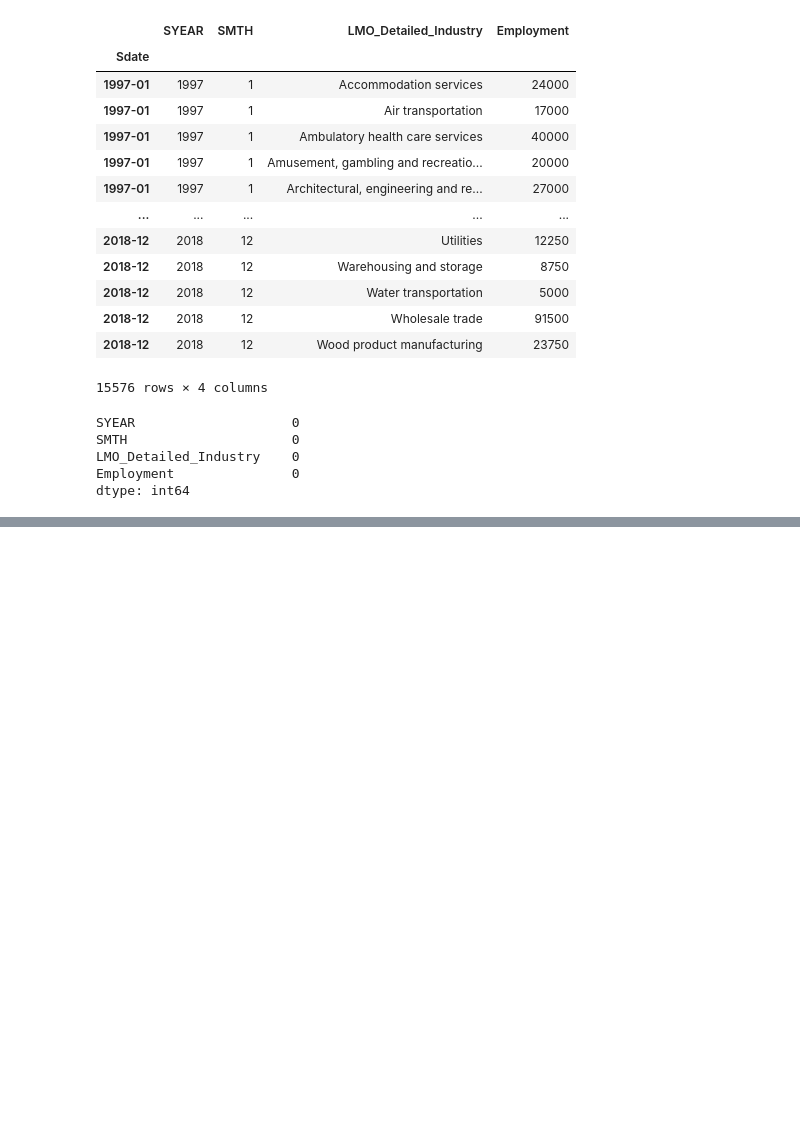
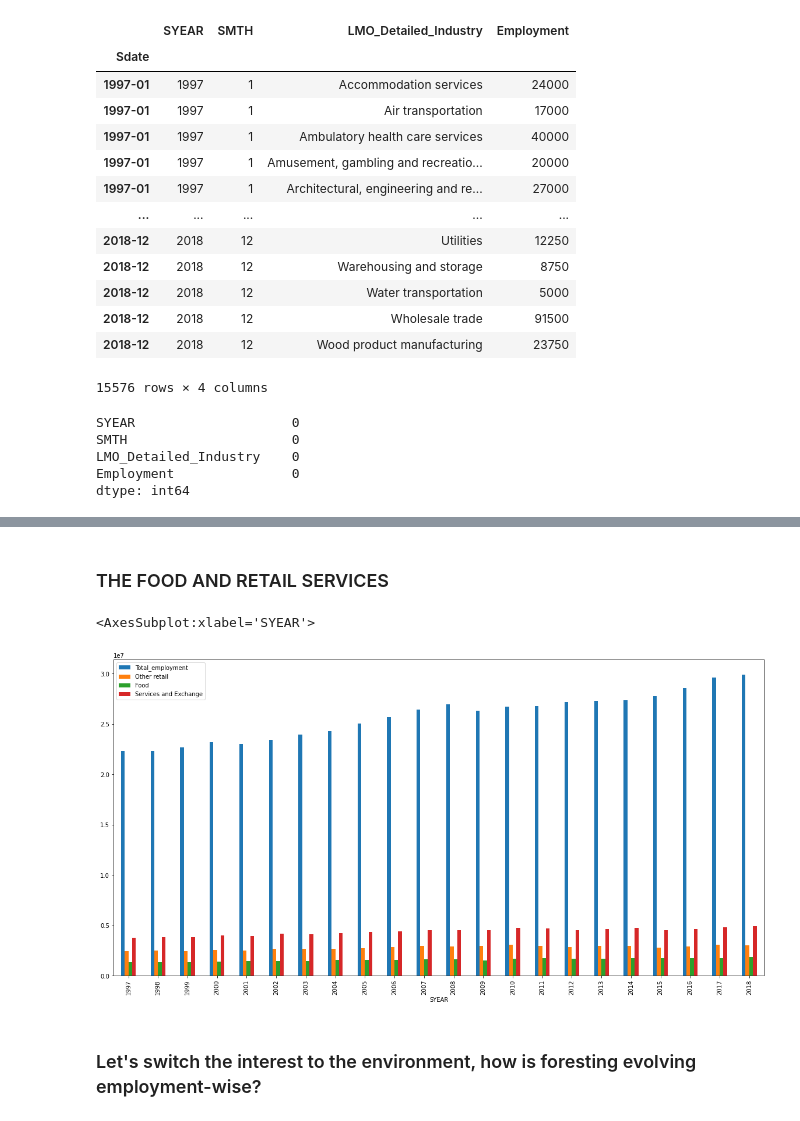
Before and after one commit to zqngetsu96/DataInsight_Assignments_and_projects, a Jupyter notebook: NAICS/NAICS.ipynb, the cells around one changed output, grey strips where cells are left out. Saved outputs shown, nothing was run; the diff lists cells and outputs as text; code cells hidden in the pictures; blank space fills up the shorter version.

```diff
--- a/NAICS/NAICS.ipynb
+++ b/NAICS/NAICS.ipynb
@@ -337,0 +322,15 @@ Text(0.5, 0, 'Year long evolution')
+# %% [markdown]
+### THE FOOD AND RETAIL SERVICES
+# %%
+total_emp = out.groupby('SYEAR').agg({'Employment':sum})
+total_emp['Other retail'] = out[out.LMO_Detailed_Industry == 'Other retail trade (excluding cars and personal care) '].groupby('SYEAR').agg({'Employment':sum})
+total_emp['Food'] = out[out.LMO_Detailed_Industry == 'Food services and drinking places'].groupby('SYEAR').agg({'Employment':sum})
+total_emp['Services and Exchange'] = total_emp['Other retail'] + total_emp['Food']
+total_emp = total_emp.rename(columns={'Employment':'Total_employment'})
+total_emp.plot(use_index= True, y=total_emp.columns, kind="bar") #Horizontal bars
+#total_emp
+# %% [output]
+<AxesSubplot:xlabel='SYEAR'>
+[figure, added]
+# %% [markdown]
+### Let's switch the interest to the environment, how is foresting evolving employment-wise?
```
Also changed, not shown: parts of 23 cells of this notebook.
